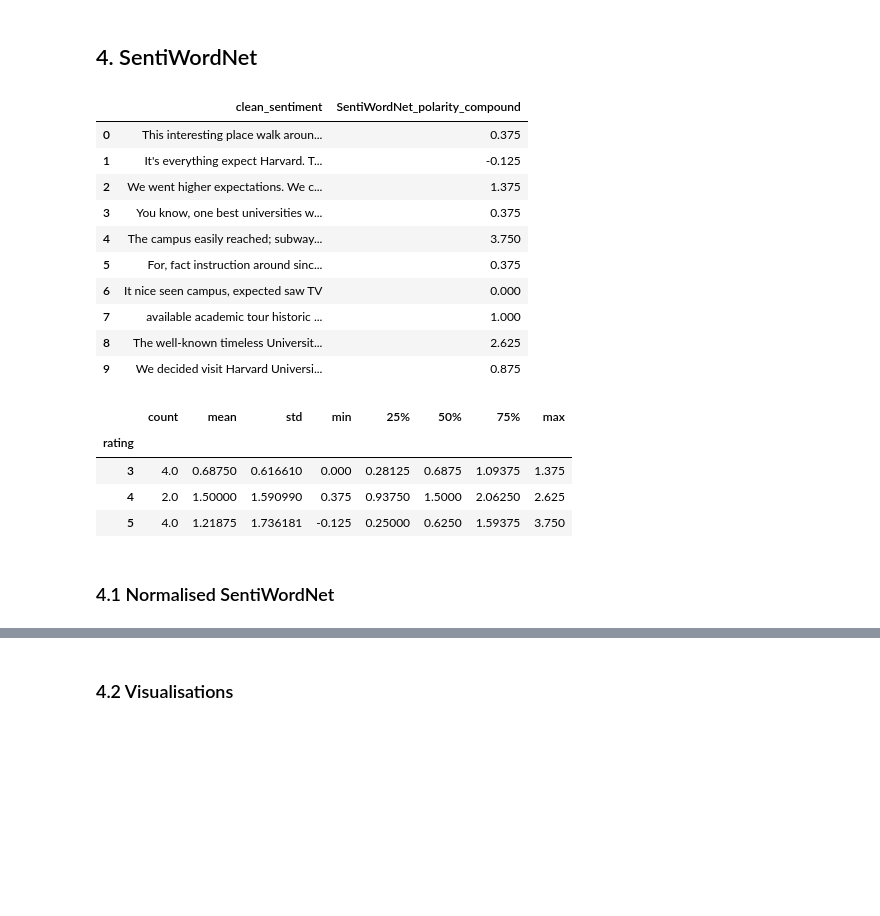
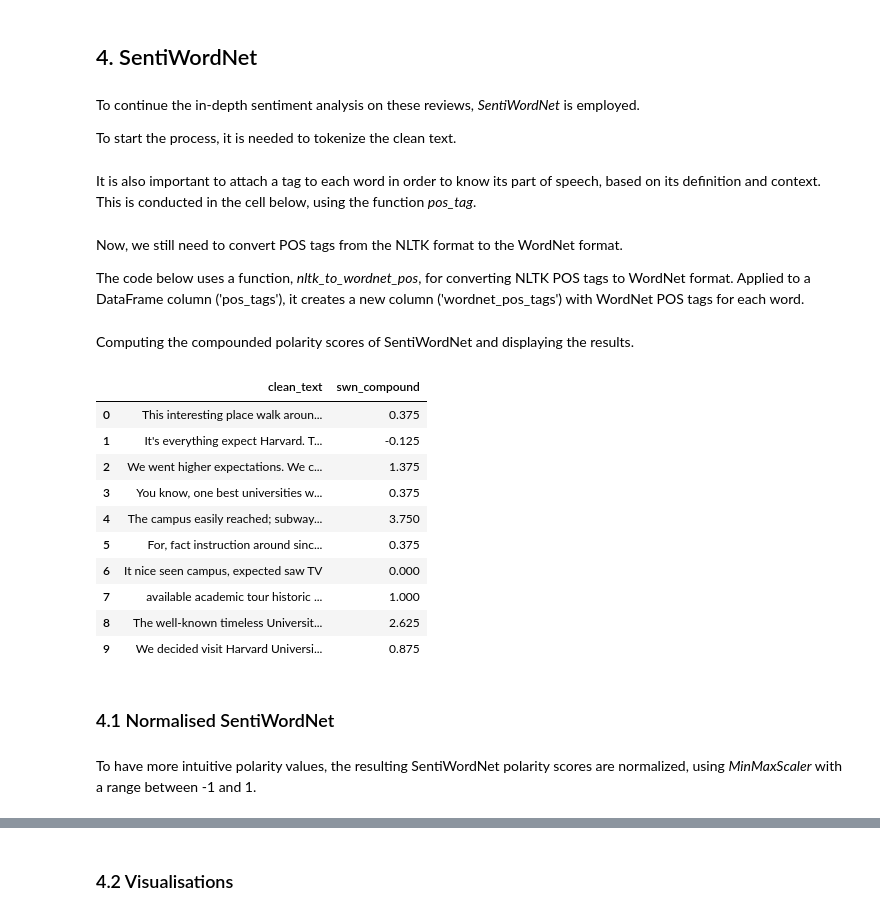
Before and after one commit to antoniooliveira03/Projects, a Jupyter notebook: Industrial Applications of AI/Assignment 4/02_Sentiment Analysis.ipynb, the cells around one changed output, grey strips where cells are left out. Saved outputs shown, nothing was run; the diff lists cells and outputs as text; code cells hidden in the pictures; blank space fills up the shorter version.

Commit message:
sentiment analysis methods done

```diff
--- a/Industrial Applications of AI/Assignment 4/02_Sentiment Analysis.ipynb
+++ b/Industrial Applications of AI/Assignment 4/02_Sentiment Analysis.ipynb
@@ -100,2 +160,2 @@ for rating in data['rating'].unique():
 # %%
-data["textblob_polarity_compound"] = data["clean_text"].apply(lambda review : textblob_sa(str(review)))
+data["textblob_compound"] = data["clean_text"].apply(lambda review : f_sa.textblob_sa(str(review)))
@@ -113,27 +189,38 @@ data.groupby('rating')['textblob_polarity_compound'].describe()
 ### 3.1 Visualisations
 # %% [markdown]
 ## 4. SentiWordNet
+# %% [markdown]
+To continue the in-depth sentiment analysis on these reviews, *SentiWordNet* is employed.
+
+To start the process, it is needed to tokenize the clean text.
 # %%
-data['clean_sentiment'] = data['clean_text'].astype(str)
-data['TokenizedColumn'] = data['clean_sentiment'].apply(lambda x: word_tokenize(x))
+data['tokenized_text'] = data['clean_text'].apply(lambda x: word_tokenize(x))
+# %% [markdown]
+It is also important to attach a tag to each word in order to know its part of speech, based on its definition and context. This is conducted in the cell below, using the function *pos_tag*.
 # %%
-data['PosTagsColumn'] = data['TokenizedColumn'].apply(lambda x: pos_tag(x))
+data['pos_tags'] = data['tokenized_text'].apply(lambda x: pos_tag(x))
+# %% [markdown]
+Now, we still need to convert POS tags from the NLTK format to the WordNet format. <br>
+
+The code below uses a function, *nltk_to_wordnet_pos*, for converting NLTK POS tags to WordNet format. Applied to a DataFrame column ('pos_tags'), it creates a new column ('wordnet_pos_tags') with WordNet POS tags for each word.
 # %%
 # Convert NLTK POS tags to WordNet POS tags
-data['WordNet_PosTagsColumn'] = data['PosTagsColumn'].apply(
-    lambda tags: [(word, nltk_to_wordnet_pos(pos)) for word, pos in tags if nltk_to_wordnet_pos(pos) is not None]
+data['wordnet_pos_tags'] = data['pos_tags'].apply(
+    lambda tags: [(word, f_sa.nltk_to_wordnet_pos(pos)) for word, pos in tags if f_sa.nltk_to_wordnet_pos(pos) is not None]
 )
+# %% [markdown]
+Computing the compounded polarity scores of SentiWordNet and displaying the results.
 # %%
 # Calculate sentiment scores and interpret the overall sentiment
-data['SentiWordNet_polarity_compound'] = data['WordNet_PosTagsColumn'].apply(
-    lambda pos_tags: sum(get_sentiment_score(word, pos) for word, pos in pos_tags)
+data['swn_compound'] = data['wordnet_pos_tags'].apply(
+    lambda pos_tags: sum(f_sa.get_sentiment_score(word, pos) for word, pos in pos_tags)
 )
 
 
 # Display the resulting DataFrame
-data[['clean_sentiment', 'SentiWordNet_polarity_compound']]
+data[['clean_text', 'swn_compound']]
 # %% [output]
-|  | clean_sentiment | SentiWordNet_polarity_compound |
+|  | clean_text | swn_compound |
 | 0 | This interesting place walk aroun... | 0.375 |
 | 1 | It's everything expect Harvard. T... | -0.125 |
 | 2 | We went higher expectations. We c... | 1.375 |
@@ -144,16 +231,10 @@ data[['clean_sentiment', 'SentiWordNet_polarity_compound']]
 | 7 | available academic tour historic ... | 1.000 |
 | 8 | The well-known timeless Universit... | 2.625 |
 | 9 | We decided visit Harvard Universi... | 0.875 |
-# %%
-data.groupby('rating')['SentiWordNet_polarity_compound'].describe()
-# %% [output]
-|  | count | mean | std | min | 25% | 50% | 75% | max |
-| rating |  |  |  |  |  |  |  |  |
-| 3 | 4.0 | 0.68750 | 0.616610 | 0.000 | 0.28125 | 0.6875 | 1.09375 | 1.375 |
-| 4 | 2.0 | 1.50000 | 1.590990 | 0.375 | 0.93750 | 1.5000 | 2.06250 | 2.625 |
-| 5 | 4.0 | 1.21875 | 1.736181 | -0.125 | 0.25000 | 0.6250 | 1.59375 | 3.750 |
 # %% [markdown]
 ### 4.1 Normalised SentiWordNet
+# %% [markdown]
+To have more intuitive polarity values, the resulting SentiWordNet polarity scores are normalized, using *MinMaxScaler* with a range between -1 and 1.
 # %%
 scaler = MinMaxScaler(feature_range = (-1,1))
 
```
Also changed, not shown: parts of 32 cells of this notebook, 1 other file.
